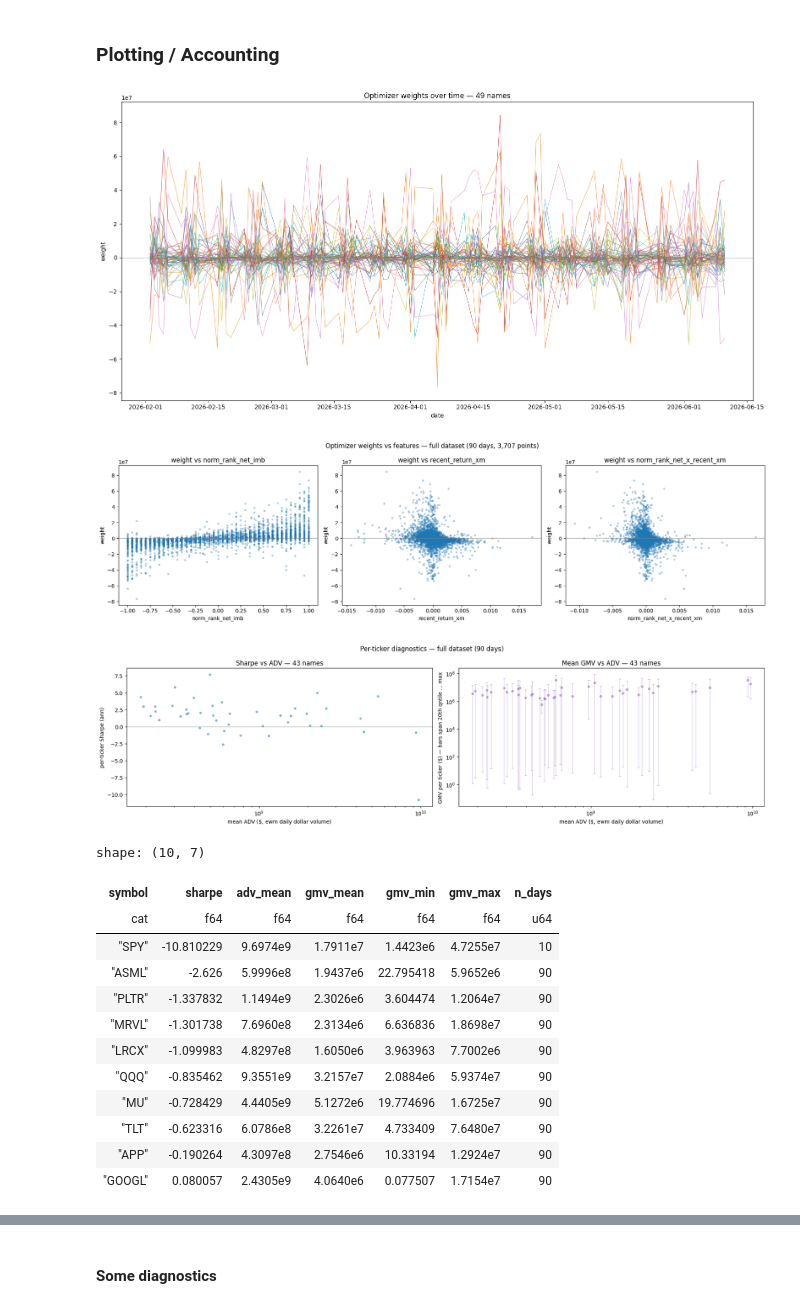
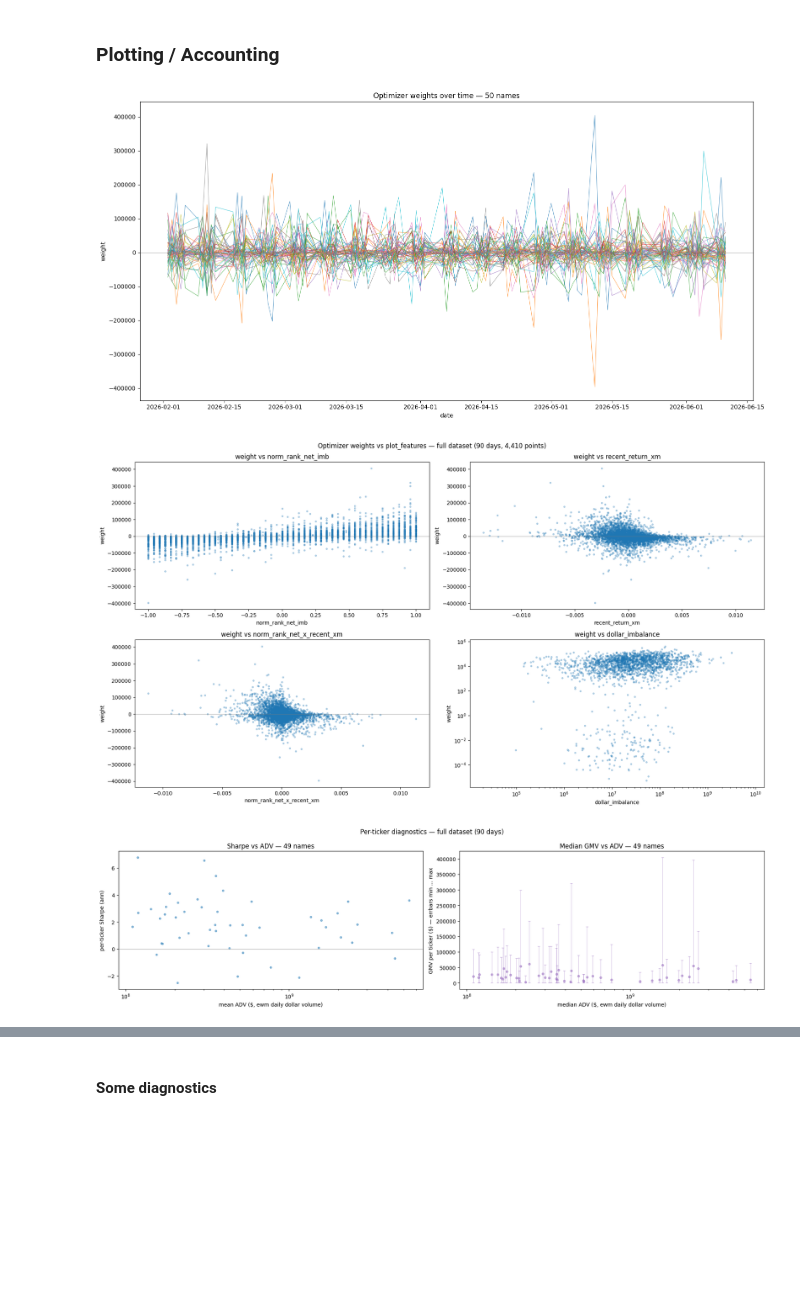
Before and after one commit to MichaelCusackNelkin/Summer_Research_2026, a Jupyter notebook: optimizer/optimal_portfolio.ipynb, the cells around one changed output, grey strips where cells are left out. Cells and saved outputs as stored; diff of their text form; code cells hidden in the pictures; blank space fills up the shorter version.

```diff
--- a/optimizer/optimal_portfolio.ipynb
+++ b/optimizer/optimal_portfolio.ipynb
@@ -31,7 +31,7 @@ print(f"CACHE_DIR: {CACHE_DIR}")
 with open("../universe.txt", "r") as f:
     UNIVERSE = [line.strip() for line in f]
 with open("../top_50_universe.txt", "r") as f:
-    ACTIVE_SET = [s for s in [line.strip() for line in f] if s not in ['CRCL', 'OMDA']]
+    ACTIVE_SET = [line.strip() for line in f]
 START = "2025-06-11"
 END = "2026-06-11"
 DATASET = "XNAS.ITCH"
@@ -278,7 +282,7 @@ class Optimizer:
             self.alpha @ self.x
             - (self.lamdba * self.scale / 2) * ( cp.quad_form(self.L @ self.x, Sigma_f) + cp.quad_form(self.x, self.D) )
             - (self.cost / 2) @ cp.abs(self.x)
-            - (self.scale / 2) * cp.quad_form(self.x, np.diag(self.gamma))
+            # - (self.scale / 2) * cp.quad_form(self.x, np.diag(self.gamma))
         )
 
         Sigma_f_sqrt = scipy.linalg.sqrtm(Sigma_f).real
@@ -287,7 +291,7 @@ class Optimizer:
         self.constraints = [
             self.x @ Loadings[0,:] == 0,                 # market neutrality
             cp.sum(self.x) == 0,                         # dollar neutrality
-            quad_risk <= vol_cap / self.scale,           # √(xᵀΣx) ≤ target daily dollar volatility, with scale factor
+            quad_risk <= vol_cap / self.scale,           # Expected volatility √(xᵀΣx) ≤ target daily dollar volatility, with scale factor
         ]
 
         self.problem = cp.Problem(self.objective, self.constraints)
@@ -295,7 +299,10 @@ class Optimizer:
     def solve(self, alpha, cost) -> np.ndarray:
         self.alpha.value = alpha
         self.cost.value  = cost
-        self.problem.solve(solver=cp.SCS, warm_start=True)
+        # CLARABEL: interior-point conic solver (cvxpy default). Robust/exact on this small
+        # (N~50) SOCP; SCS is first-order and misfires with unbounded/optimal_inaccurate on the
+        # near-linear objective at small lambda. warm_start does not apply to interior-point.
+        self.problem.solve(solver=cp.CLARABEL)
         if self.problem.status not in ("optimal", "optimal_inaccurate"):
             raise RuntimeError(self.problem.status)
         return self.x.value * self.scale                # optimal dollar portfolio
@@ -337,8 +344,8 @@ import warnings
 
 N_JOBS = max(1, os.cpu_count() - 2)
 COMMISSION_PER_SHARE = 0.0035
-LAMBDA = 2e-9                            # Risk aversion per dollar, ~OOM of 1 / (intended capital).
-DAILY_DOLLAR_VOL_CAP = 0.0063 * 2e9
+LAMBDA = 1e-4                            # Risk aversion per dollar, ~OOM of 1 / (intended capital).
+DAILY_DOLLAR_VOL_CAP = 1e4
 
 def _solve_chunk(symbols, Sigma_r, Sigma_f, Loadings, eps_diag, lam, gam, vol_cap, day_records):
     """One worker: compile the QP once, then warm-start through its chunk of days."""
@@ -359,7 +366,7 @@ all_dates = test_data["date"].unique().sort().to_list()
 day_records = [
     (d, f_model.get_alpha(day), c_model.get_cost(day, COMMISSION_PER_SHARE))
     for d in all_dates
-    for day in [data.filter(pl.col("date") == d)]
+    for day in [test_data.filter(pl.col("date") == d)]
 ]
 
 chunks = [c for c in _split_contiguous(day_records, N_JOBS) if c]
@@ -391,40 +398,41 @@ ax.set_title(f"Optimizer weights over time — {len(held)} names")
 fig.tight_layout()
 plt.show()
 # %% [output]
-[figure, old version]
+[figure, new version]
 # %%
 # Scatter weights vs day features over the FULL dataset (all dates pooled)
 # Flatten {date: {symbol: w}} -> long frame, then join each day's features from `data`.
 w_long = pl.DataFrame(
     {
         "date": [d for d in weights for _ in weights[d]],
         "symbol": [s for d in weights for s in weights[d]],
         "weight": [wv for d in weights for wv in weights[d].values()],
     }
 ).with_columns(pl.col("symbol").cast(pl.Categorical))
 
-plot_df = data.join(w_long, on=["date", "symbol"], how="inner")
+plot_df = test_data.join(w_long, on=["date", "symbol"], how="inner")
 
 weights_arr = plot_df["weight"].to_numpy()
 log_x = {"dollar_imbalance", "ADV"}   # positive, span orders of magnitude; signed ratio stays linear
+plot_features = ["norm_rank_net_imb", "recent_return_xm", "norm_rank_net_x_recent_xm", "dollar_imbalance"]
 
-fig, axes = plt.subplots(1, 3, figsize=(18, 5))
-for ax, feat in zip(axes, features):
+fig, axes = plt.subplots(2, 2, figsize=(18, 10))
+for ax, feat in zip(axes.flat, plot_features):
     x = plot_df[feat].to_numpy()
     ax.scatter(x, weights_arr, alpha=0.3, s=8)
     ax.axhline(0, color="grey", lw=0.5)
     if feat in log_x:
         ax.set_xscale("log")
         ax.set_yscale("log")
     ax.set_xlabel(feat)
     ax.set_ylabel("weight")
     ax.set_title(f"weight vs {feat}")
 
-fig.suptitle(f"Optimizer weights vs features — full dataset ({len(weights)} days, {len(plot_df):,} points)")
+fig.suptitle(f"Optimizer weights vs plot_features — full dataset ({len(weights)} days, {len(plot_df):,} points)")
 fig.tight_layout()
 plt.show()
 # %% [output]
-[figure, old version]
+[figure, new version]
 # %%
 # Per-ticker scatters over the FULL dataset: Sharpe vs ADV, and mean GMV vs ADV.
 # Rebuilds per-name daily net PnL with the SAME cost model as the PnL cell below,
@@ -441,7 +449,7 @@ pos_long = pl.DataFrame({
 }).with_columns(pl.col("symbol").cast(pl.Categorical))
 
 name_daily = (
-    data
+    test_data
     .join(pos_long, on=["date", "symbol"], how="inner")
     .with_columns((pl.col("auction_price") / pl.col("entry_price") - 1.0).alias("ret_to_close"))
     .with_columns((COMMISSION_PER_SHARE / pl.col("entry_price")).alias("comm_rate"))
@@ -463,6 +471,7 @@ per_name = (
         (pl.col("net_pnl_name").mean() / pl.col("net_pnl_name").std(ddof=1) * np.sqrt(ANN)).alias("sharpe"),
         pl.col("ADV").mean().alias("adv_mean"),
         pl.col("gmv_name").mean().alias("gmv_mean"),
+        pl.col("gmv_name").median().alias("gmv_median"),
         pl.col("gmv_name").min().alias("gmv_min"),
         pl.col("gmv_name").max().alias("gmv_max"),
         pl.len().alias("n_days"),
@@ -473,9 +482,9 @@ per_name = (
 
 adv      = per_name["adv_mean"].to_numpy()
 sharpe_n = per_name["sharpe"].to_numpy()
-gmv_mean = per_name["gmv_mean"].to_numpy()
-gmv_lo   = gmv_mean - per_name["gmv_min"].to_numpy()   # bar down to min (>= 0)
-gmv_hi   = per_name["gmv_max"].to_numpy() - gmv_mean   # bar up to max   (>= 0)
+gmv_median = per_name["gmv_median"].to_numpy()
+gmv_lo   = gmv_median - per_name["gmv_min"].to_numpy()   # bar down to min (>= 0)
+gmv_hi   = per_name["gmv_max"].to_numpy() - gmv_median   # bar up to max   (>= 0)
 
 fig, (axS, axG) = plt.subplots(1, 2, figsize=(18, 5))
 
@@ -486,35 +495,19 @@ axS.set_xlabel("mean ADV ($, ewm daily dollar volume)")
 axS.set_ylabel("per-ticker Sharpe (ann)")
 axS.set_title(f"Sharpe vs ADV — {len(per_name)} names")
 
-axG.errorbar(adv, gmv_mean, yerr=[gmv_lo, gmv_hi], fmt="o", ms=4, alpha=0.5,
+axG.errorbar(adv, gmv_median, yerr=[gmv_lo, gmv_hi], fmt="o", ms=4, alpha=0.5,
              elinewidth=0.6, capsize=2, color="tab:purple")
 axG.set_xscale("log")
-axG.set_yscale("log")
-axG.set_xlabel("mean ADV ($, ewm daily dollar volume)")
-axG.set_ylabel("GMV per ticker ($) — bars span 20th qntile ... max")
-axG.set_title(f"Mean GMV vs ADV — {len(per_name)} names")
+# axG.set_yscale("log")
+axG.set_xlabel("median ADV ($, ewm daily dollar volume)")
+axG.set_ylabel("GMV per ticker ($) — errbars min ... max")
+axG.set_title(f"Median GMV vs ADV — {len(per_name)} names")
 
 fig.suptitle(f"Per-ticker diagnostics — full dataset ({len(weights)} days)")
 fig.tight_layout()
 plt.show()
 # %% [output]
-[figure, old version]
+[figure, new version]
-# %%
-per_name.bottom_k(10, by="sharpe")
-# %% [output]
-shape: (10, 7)
-| symbol | sharpe | adv_mean | gmv_mean | gmv_min | gmv_max | n_days |
-| cat | f64 | f64 | f64 | f64 | f64 | u64 |
-| "SPY" | -10.810229 | 9.6974e9 | 1.7911e7 | 1.4423e6 | 4.7255e7 | 10 |
-| "ASML" | -2.626 | 5.9996e8 | 1.9437e6 | 22.795418 | 5.9652e6 | 90 |
-| "PLTR" | -1.337832 | 1.1494e9 | 2.3026e6 | 3.604474 | 1.2064e7 | 90 |
-| "MRVL" | -1.301738 | 7.6960e8 | 2.3134e6 | 6.636836 | 1.8698e7 | 90 |
-| "LRCX" | -1.099983 | 4.8297e8 | 1.6050e6 | 3.963963 | 7.7002e6 | 90 |
-| "QQQ" | -0.835462 | 9.3551e9 | 3.2157e7 | 2.0884e6 | 5.9374e7 | 90 |
-| "MU" | -0.728429 | 4.4405e9 | 5.1272e6 | 19.774696 | 1.6725e7 | 90 |
-| "TLT" | -0.623316 | 6.0786e8 | 3.2261e7 | 4.733409 | 7.6480e7 | 90 |
-| "APP" | -0.190264 | 4.3097e8 | 2.7546e6 | 10.33194 | 1.2924e7 | 90 |
-| "GOOGL" | 0.080057 | 2.4305e9 | 4.0640e6 | 0.077507 | 1.7154e7 | 90 |
 # %%
 # ===== Strategy PnL: dollar positions . returns-to-close, net of costs =====
 # `weights` is the optimizer's ABSOLUTE-DOLLAR book per day: {date: {symbol: $ position}}.
```
Also changed, not shown: parts of 11 cells of this notebook, 18 other files.
